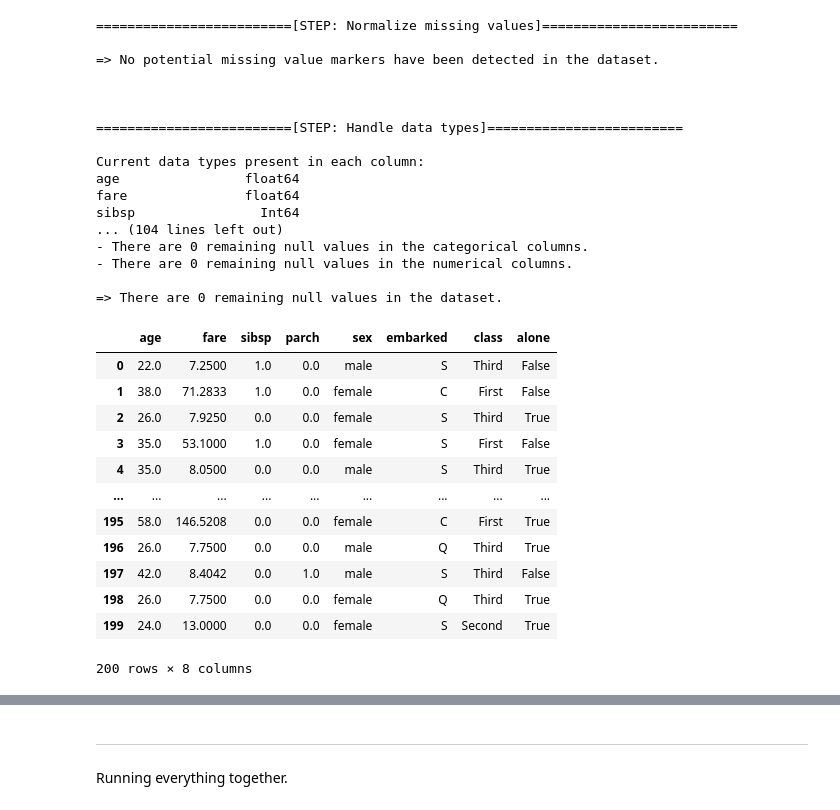
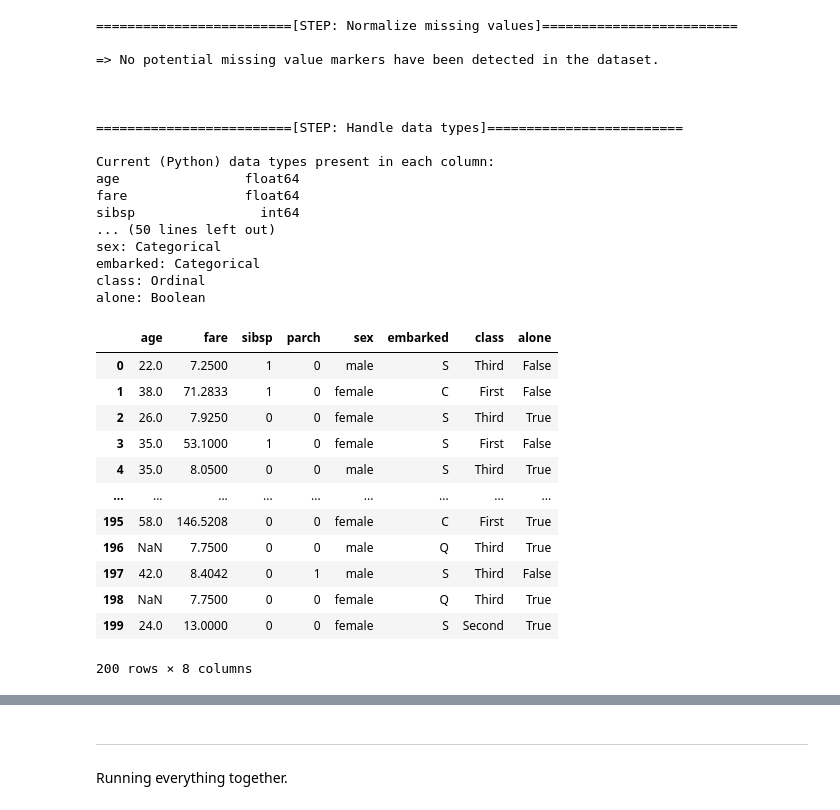
Before and after one commit to SCAI-BIO/guided-sdg, a Jupyter notebook: notebooks/demo-workflow.ipynb, the cells around one changed output, grey strips where cells are left out. Saved outputs shown, nothing was run; the diff lists cells and outputs as text; code cells hidden in the pictures.

```diff
--- a/notebooks/demo-workflow.ipynb
+++ b/notebooks/demo-workflow.ipynb
@@ -41,35 +41,38 @@ Please select one of the following:
   'threshold': {'set_threshold': None}}}
 # %%
 # Conduct dtype, semantic type, and missing value handling
-gen.preprocess()
+gen.preprocess_dtypes()
+
+# with texas dataframe IntCastingNaNError: Cannot convert non-finite values (NA or inf) to integer
+# Column with float dtype was not converted to integer due to # non integer entries (issues with downstream analysis).
 # %% [output]
 =========================[STEP: Normalize missing values]=========================
 
 => No potential missing value markers have been detected in the dataset.
 
 
 
 =========================[STEP: Handle data types]=========================
 
-Current data types present in each column:
+Current (Python) data types present in each column:
 age                float64
 fare               float64
-sibsp                Int64
-... (104 lines left out)
-- There are 0 remaining null values in the categorical columns.
-- There are 0 remaining null values in the numerical columns.
-
-=> There are 0 remaining null values in the dataset.
+sibsp                int64
+... (50 lines left out)
+sex: Categorical
+embarked: Categorical
+class: Ordinal
+alone: Boolean
 |  | age | fare | sibsp | parch | sex | embarked | class | alone |
-| 0 | 22.0 | 7.2500 | 1.0 | 0.0 | male | S | Third | False |
-| 1 | 38.0 | 71.2833 | 1.0 | 0.0 | female | C | First | False |
-| 2 | 26.0 | 7.9250 | 0.0 | 0.0 | female | S | Third | True |
-| 3 | 35.0 | 53.1000 | 1.0 | 0.0 | female | S | First | False |
-| 4 | 35.0 | 8.0500 | 0.0 | 0.0 | male | S | Third | True |
+| 0 | 22.0 | 7.2500 | 1 | 0 | male | S | Third | False |
+| 1 | 38.0 | 71.2833 | 1 | 0 | female | C | First | False |
+| 2 | 26.0 | 7.9250 | 0 | 0 | female | S | Third | True |
+| 3 | 35.0 | 53.1000 | 1 | 0 | female | S | First | False |
+| 4 | 35.0 | 8.0500 | 0 | 0 | male | S | Third | True |
 | ... | ... | ... | ... | ... | ... | ... | ... | ... |
-| 195 | 58.0 | 146.5208 | 0.0 | 0.0 | female | C | First | True |
-| 196 | 26.0 | 7.7500 | 0.0 | 0.0 | male | Q | Third | True |
-| 197 | 42.0 | 8.4042 | 0.0 | 1.0 | male | S | Third | False |
-| 198 | 26.0 | 7.7500 | 0.0 | 0.0 | female | Q | Third | True |
-| 199 | 24.0 | 13.0000 | 0.0 | 0.0 | female | S | Second | True |
+| 195 | 58.0 | 146.5208 | 0 | 0 | female | C | First | True |
+| 196 | NaN | 7.7500 | 0 | 0 | male | Q | Third | True |
+| 197 | 42.0 | 8.4042 | 0 | 1 | male | S | Third | False |
+| 198 | NaN | 7.7500 | 0 | 0 | female | Q | Third | True |
+| 199 | 24.0 | 13.0000 | 0 | 0 | female | S | Second | True |
 200 rows × 8 columns
```
Also changed, not shown: parts of 7 cells of this notebook, 6 other files.
